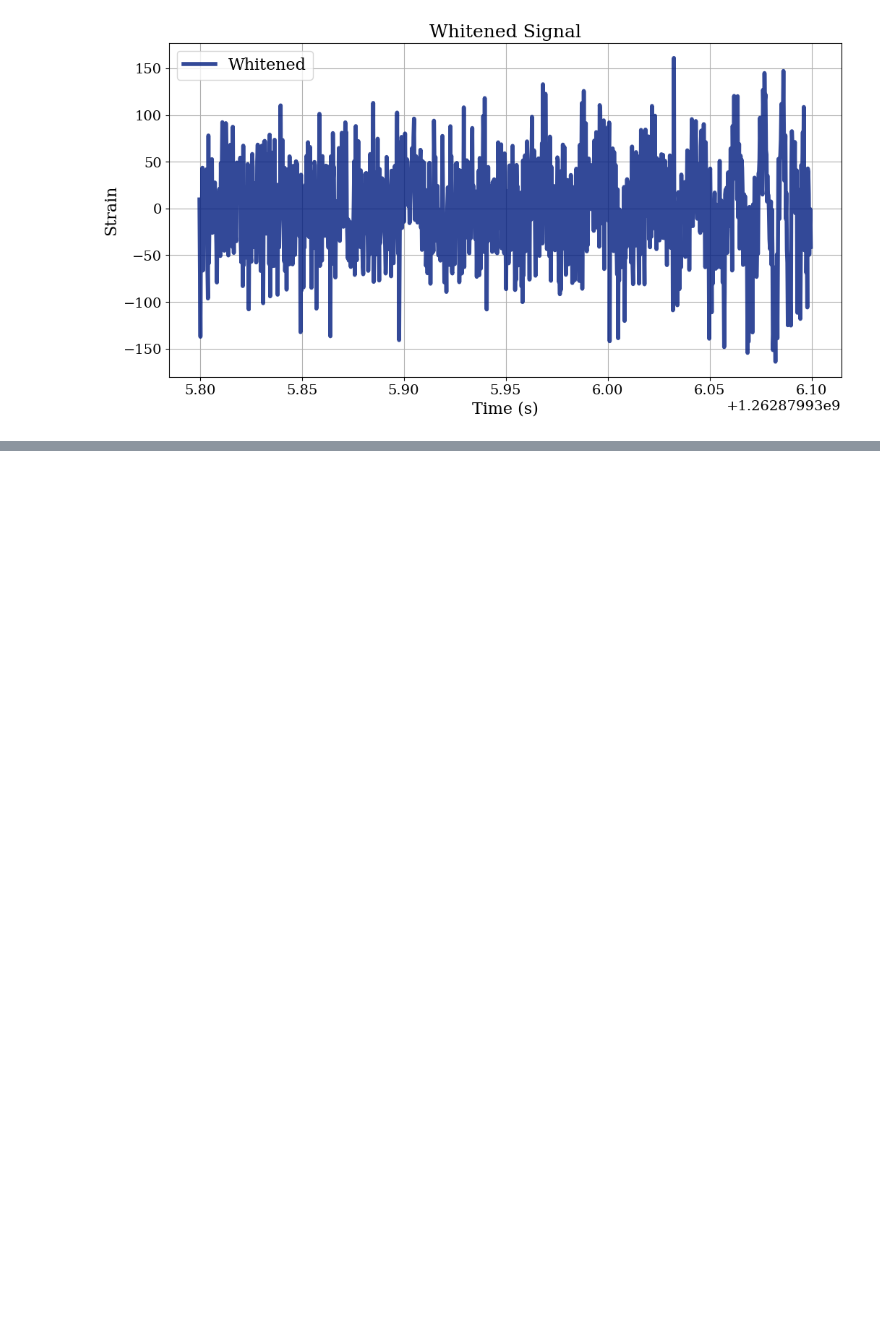
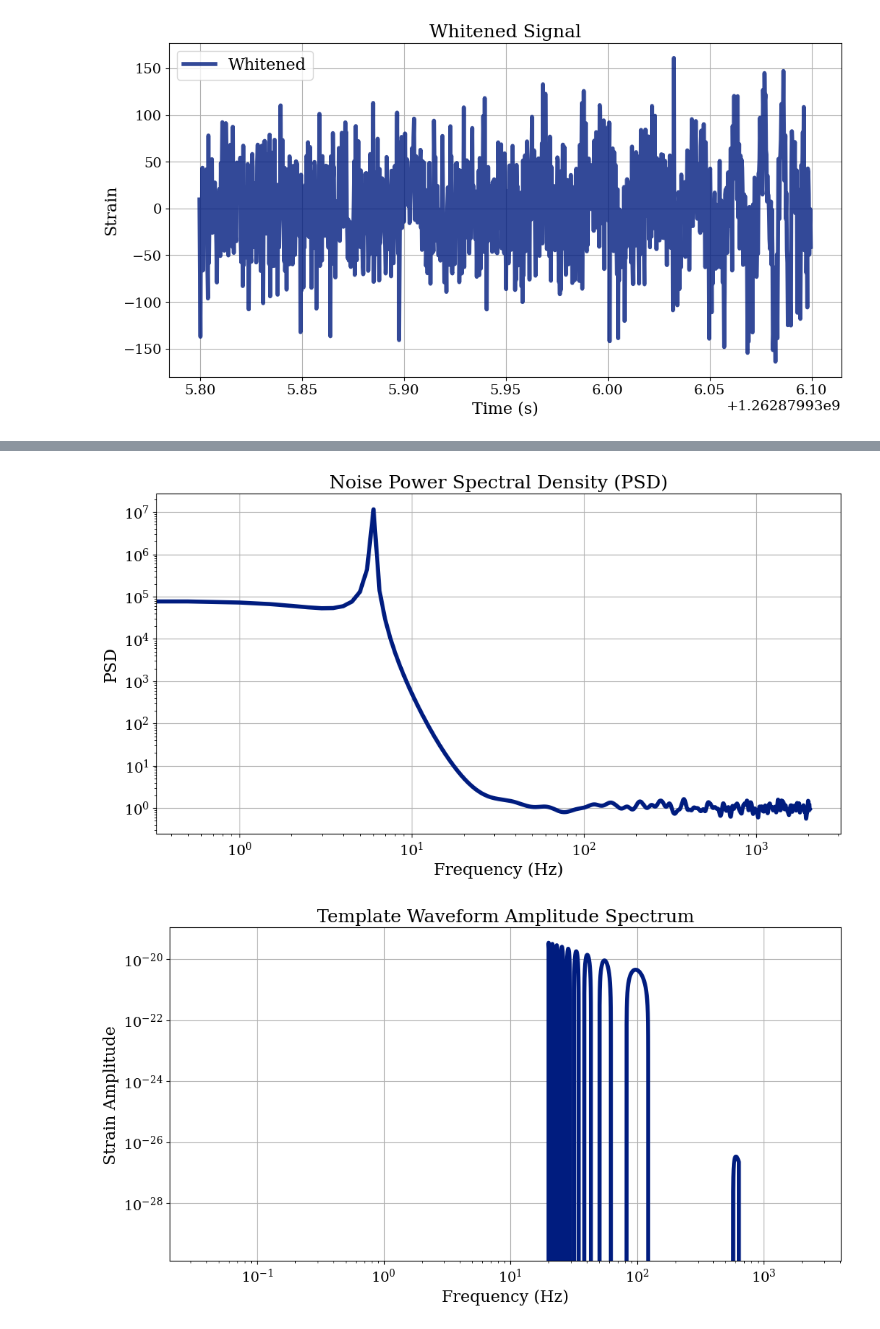
Before and after one commit to TeunB6/gravitational-waves, a Jupyter notebook: notebooks/fir_filter.ipynb, the cells around one changed output, grey strips where cells are left out. Drawn from its saved outputs; the diff is of its cells as text; code cells hidden in the pictures; blank space fills up the shorter version.

```diff
--- a/notebooks/fir_filter.ipynb
+++ b/notebooks/fir_filter.ipynb
@@ -171,0 +195,20 @@ Running 400 trials...
+# %%
+# plot psd
+template, _ = get_fd_waveform(approximant="IMRPhenomD", mass1=m.mass1, mass2=m.mass2,
+                              delta_f=whitened.delta_f, f_lower=20, f_final=2048)
+plt.loglog(psd.sample_frequencies, psd)
+plt.xlabel('Frequency (Hz)')
+plt.ylabel('PSD')
+plt.title('Noise Power Spectral Density (PSD)')
+plt.savefig('../plots/gw200112_psd_noise.pdf', format='pdf')
+plt.show()
+
+plt.loglog(template.sample_frequencies, template)
+plt.xlabel('Frequency (Hz)')
+plt.ylabel('Strain Amplitude')
+plt.title('Template Waveform Amplitude Spectrum')
+plt.savefig('../plots/gw200112_template_waveform.pdf', format='pdf')
+plt.show()
+# %% [output]
+[figure, added]
+[figure, added]
```
Also changed, not shown: parts of 15 cells of this notebook, 10 other files.
